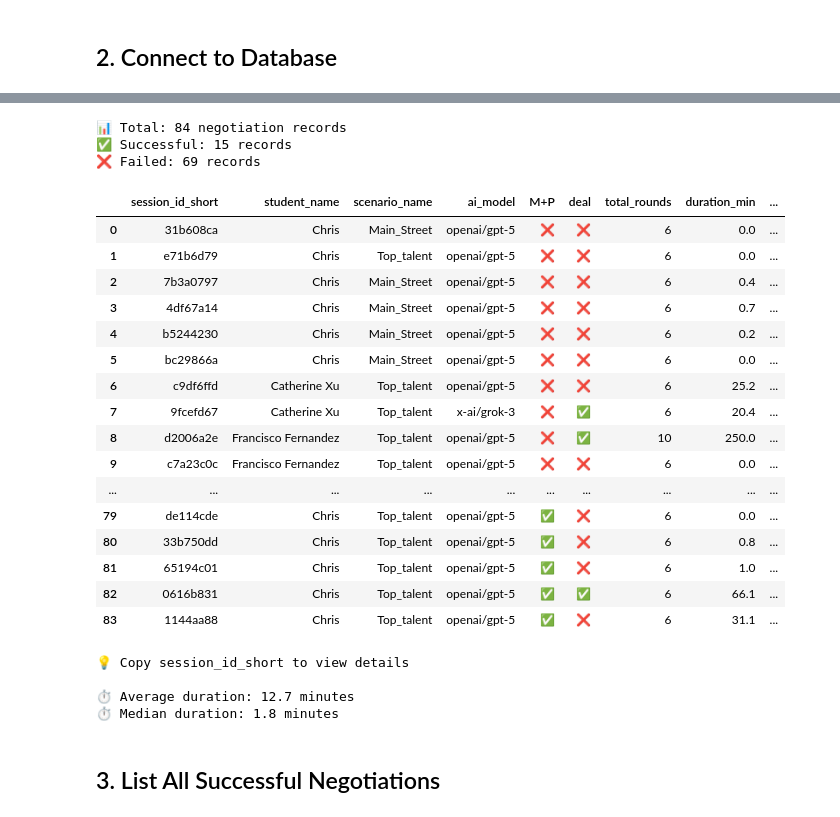
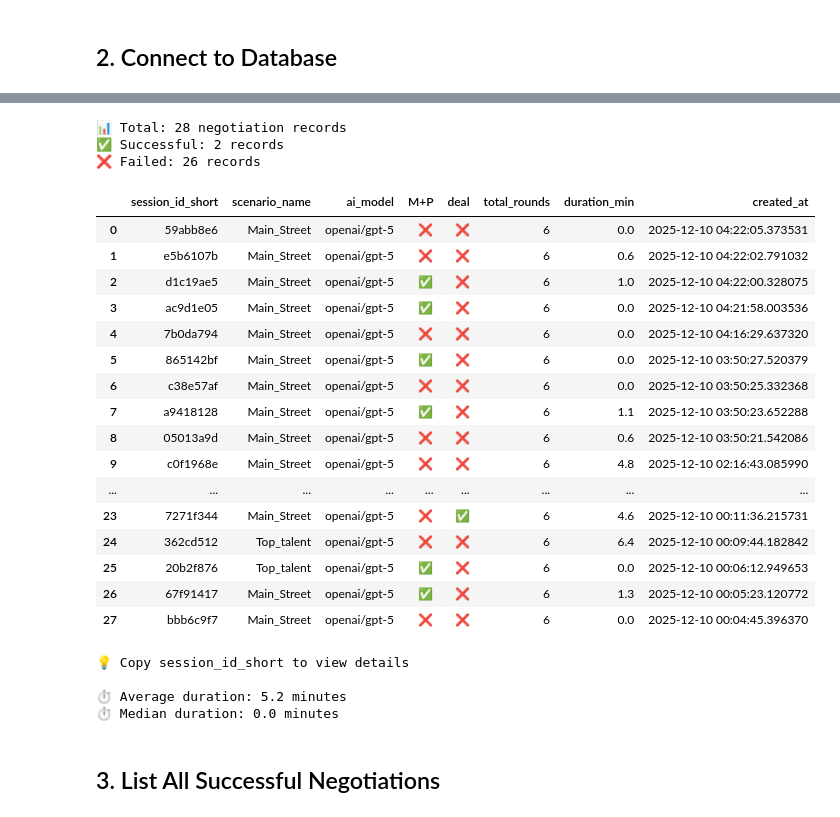
Before and after one commit to Sasha-Cui/negotiation-backend, a Jupyter notebook: view_successful_cases_en.ipynb, the cells around one changed output, grey strips where cells are left out. Drawn from its saved outputs; the diff is of its cells as text; code cells hidden in the pictures.

```diff
--- a/view_successful_cases_en.ipynb
+++ b/view_successful_cases_en.ipynb
@@ -25,7 +25,7 @@ print("✅ Import successful")
 ## 2. Connect to Database
 # %%
 # Modify the path here
-DB_PATH = "negotiations_11_30.db"  # Change to your database path
+DB_PATH = "negotiations (2).db"  # Change to your database path
 
 conn = sqlite3.connect(DB_PATH)
 print(f"✅ Connected to database: {DB_PATH}")
@@ -84,7 +83,6 @@ display(sample_times)
 query = """
 SELECT
     session_id,
-    student_name,
     scenario_name,
     student_role,
     ai_model,
@@ -102,58 +100,58 @@ all_df = pd.read_sql_query(query, conn)
 
 # Convert to datetime and calculate duration
 all_df['created_at'] = pd.to_datetime(all_df['created_at'])
 all_df['updated_at'] = pd.to_datetime(all_df['updated_at'])
 all_df['duration_seconds'] = (all_df['updated_at'] - all_df['created_at']).dt.total_seconds()
 all_df['duration_minutes'] = all_df['duration_seconds'] / 60
 
 print(f"\n📊 Total: {len(all_df)} negotiation records")
 print(f"✅ Successful: {len(all_df[all_df['deal_reached']==1])} records")
 print(f"❌ Failed: {len(all_df[all_df['deal_reached']==0])} records\n")
 
 # Display list
 display_df = all_df.copy()
 display_df['session_id_short'] = display_df['session_id'].str[:8]
 display_df['M+P'] = display_df.apply(
     lambda x: '✅' if x['use_memory'] and x['use_plan'] else '❌',
     axis=1
 )
 display_df['deal'] = display_df['deal_reached'].apply(
     lambda x: '✅' if x == 1 else '❌'
 )
 display_df['duration_min'] = display_df['duration_minutes'].round(1)
 
-display(display_df[['session_id_short', 'student_name', 'scenario_name',
+display(display_df[['session_id_short', 'scenario_name',
                      'ai_model', 'M+P', 'deal', 'total_rounds',
                      'duration_min', 'created_at']])
 
 print("\n💡 Copy session_id_short to view details")
 print(f"\n⏱️ Average duration: {all_df['duration_minutes'].mean():.1f} minutes")
 print(f"⏱️ Median duration: {all_df['duration_minutes'].median():.1f} minutes")
 # %% [output]
-📊 Total: 84 negotiation records
-✅ Successful: 15 records
-❌ Failed: 69 records
+📊 Total: 28 negotiation records
+✅ Successful: 2 records
+❌ Failed: 26 records
-|  | session_id_short | student_name | scenario_name | ai_model | M+P | deal | total_rounds | duration_min | ... |
-| 0 | 31b608ca | Chris | Main_Street | openai/gpt-5 | ❌ | ❌ | 6 | 0.0 | ... |
-| 1 | e71b6d79 | Chris | Top_talent | openai/gpt-5 | ❌ | ❌ | 6 | 0.0 | ... |
-| 2 | 7b3a0797 | Chris | Main_Street | openai/gpt-5 | ❌ | ❌ | 6 | 0.4 | ... |
-| 3 | 4df67a14 | Chris | Main_Street | openai/gpt-5 | ❌ | ❌ | 6 | 0.7 | ... |
-| 4 | b5244230 | Chris | Main_Street | openai/gpt-5 | ❌ | ❌ | 6 | 0.2 | ... |
-| 5 | bc29866a | Chris | Main_Street | openai/gpt-5 | ❌ | ❌ | 6 | 0.0 | ... |
-| 6 | c9df6ffd | Catherine Xu | Top_talent | openai/gpt-5 | ❌ | ❌ | 6 | 25.2 | ... |
-| 7 | 9fcefd67 | Catherine Xu | Top_talent | x-ai/grok-3 | ❌ | ✅ | 6 | 20.4 | ... |
-| 8 | d2006a2e | Francisco Fernandez | Top_talent | openai/gpt-5 | ❌ | ✅ | 10 | 250.0 | ... |
-| 9 | c7a23c0c | Francisco Fernandez | Top_talent | openai/gpt-5 | ❌ | ❌ | 6 | 0.0 | ... |
-| ... | ... | ... | ... | ... | ... | ... | ... | ... | ... |
-| 79 | de114cde | Chris | Top_talent | openai/gpt-5 | ✅ | ❌ | 6 | 0.0 | ... |
-| 80 | 33b750dd | Chris | Top_talent | openai/gpt-5 | ✅ | ❌ | 6 | 0.8 | ... |
-| 81 | 65194c01 | Chris | Top_talent | openai/gpt-5 | ✅ | ❌ | 6 | 1.0 | ... |
-| 82 | 0616b831 | Chris | Top_talent | openai/gpt-5 | ✅ | ✅ | 6 | 66.1 | ... |
-| 83 | 1144aa88 | Chris | Top_talent | openai/gpt-5 | ✅ | ❌ | 6 | 31.1 | ... |
+|  | session_id_short | scenario_name | ai_model | M+P | deal | total_rounds | duration_min | created_at |
+| 0 | 59abb8e6 | Main_Street | openai/gpt-5 | ❌ | ❌ | 6 | 0.0 | 2025-12-10 04:22:05.373531 |
+| 1 | e5b6107b | Main_Street | openai/gpt-5 | ❌ | ❌ | 6 | 0.6 | 2025-12-10 04:22:02.791032 |
+| 2 | d1c19ae5 | Main_Street | openai/gpt-5 | ✅ | ❌ | 6 | 1.0 | 2025-12-10 04:22:00.328075 |
+| 3 | ac9d1e05 | Main_Street | openai/gpt-5 | ✅ | ❌ | 6 | 0.0 | 2025-12-10 04:21:58.003536 |
+| 4 | 7b0da794 | Main_Street | openai/gpt-5 | ❌ | ❌ | 6 | 0.0 | 2025-12-10 04:16:29.637320 |
+| 5 | 865142bf | Main_Street | openai/gpt-5 | ✅ | ❌ | 6 | 0.0 | 2025-12-10 03:50:27.520379 |
+| 6 | c38e57af | Main_Street | openai/gpt-5 | ❌ | ❌ | 6 | 0.0 | 2025-12-10 03:50:25.332368 |
+| 7 | a9418128 | Main_Street | openai/gpt-5 | ✅ | ❌ | 6 | 1.1 | 2025-12-10 03:50:23.652288 |
+| 8 | 05013a9d | Main_Street | openai/gpt-5 | ❌ | ❌ | 6 | 0.6 | 2025-12-10 03:50:21.542086 |
+| 9 | c0f1968e | Main_Street | openai/gpt-5 | ❌ | ❌ | 6 | 4.8 | 2025-12-10 02:16:43.085990 |
+| ... | ... | ... | ... | ... | ... | ... | ... | ... |
+| 23 | 7271f344 | Main_Street | openai/gpt-5 | ❌ | ✅ | 6 | 4.6 | 2025-12-10 00:11:36.215731 |
+| 24 | 362cd512 | Top_talent | openai/gpt-5 | ❌ | ❌ | 6 | 6.4 | 2025-12-10 00:09:44.182842 |
+| 25 | 20b2f876 | Top_talent | openai/gpt-5 | ✅ | ❌ | 6 | 0.0 | 2025-12-10 00:06:12.949653 |
+| 26 | 67f91417 | Main_Street | openai/gpt-5 | ✅ | ❌ | 6 | 1.3 | 2025-12-10 00:05:23.120772 |
+| 27 | bbb6c9f7 | Main_Street | openai/gpt-5 | ❌ | ❌ | 6 | 0.0 | 2025-12-10 00:04:45.396370 |
 💡 Copy session_id_short to view details
 
-⏱️ Average duration: 12.7 minutes
-⏱️ Median duration: 1.8 minutes
+⏱️ Average duration: 5.2 minutes
+⏱️ Median duration: 0.0 minutes
 # %% [markdown]
 ## 3. List All Successful Negotiations
 # %%
```
Also changed, not shown: parts of 10 cells of this notebook, 11 other files.
